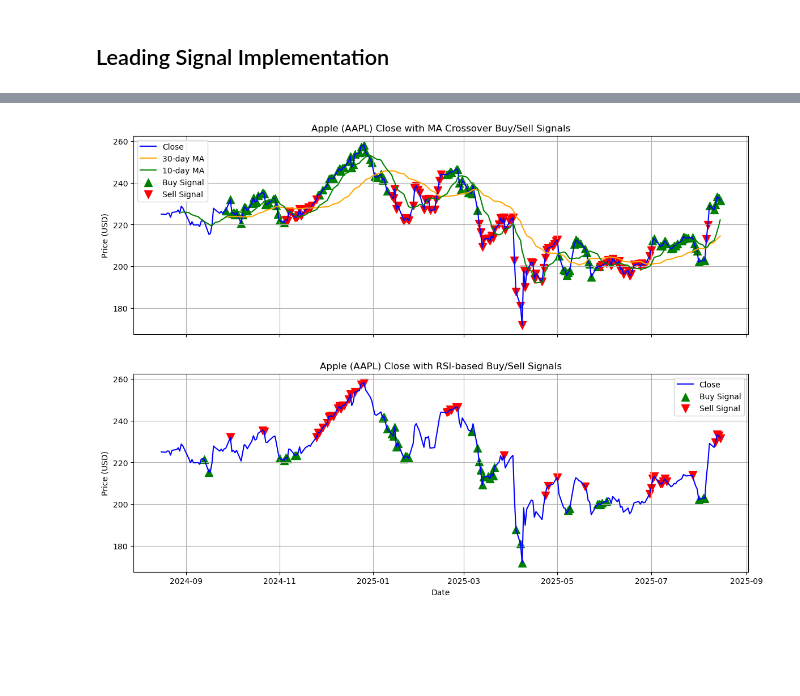
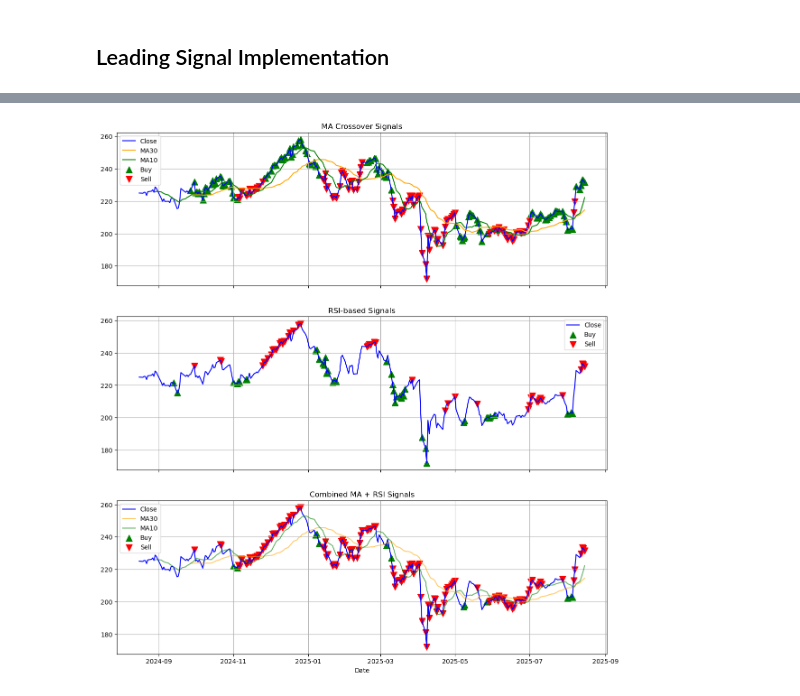
Before and after one commit to mzjing85/Trading-Stategies, a Jupyter notebook: MACrossover.ipynb, the cells around one changed output, grey strips where cells are left out. Saved outputs shown, nothing was run; the diff lists cells and outputs as text; code cells hidden in the pictures; blank space fills up the shorter version.

```diff
--- a/MACrossover.ipynb
+++ b/MACrossover.ipynb
@@ -276,11 +276,11 @@ Optimal long-term duration: 32 and short-term duration: 16.
 # %% [markdown]
 ## Leading Signal Implementation
 # %%
-# --- Calculate 30-day MA and 10-day MA for crossover ---
+# --- Calculate MAs ---
 data['MA30'] = data['Close'].rolling(window=30).mean()
 data['MA10'] = data['Close'].rolling(window=10).mean()
 
-# --- Calculate 10-day RSI ---
+# --- Calculate RSI10 ---
 delta = data['Close'].diff()
 gain = delta.clip(lower=0)
 loss = -delta.clip(upper=0)
@@ -299,6 +299,11 @@ data['Signal_RSI'] = 0
 data.loc[data['RSI10'] < 30, 'Signal_RSI'] = 1   # Buy
 data.loc[data['RSI10'] > 70, 'Signal_RSI'] = -1  # Sell
 
+# --- Generate Combined signals ---
+data['Signal_Both'] = 0
+data.loc[(data['Signal_MA'] == 1) & (data['Signal_RSI'] == 1), 'Signal_Both'] = 1
+data.loc[(data['Signal_MA'] == -1) | (data['Signal_RSI'] == -1), 'Signal_Both'] = -1
+
 # --- Function to calculate revenue ---
 def calculate_revenue(df, signal_col, volume=100):
     position = 0
@@ -313,44 +318,56 @@ def calculate_revenue(df, signal_col, volume=100):
         elif signal == -1 and position == 1:
             revenue += (price - buy_price) * volume
             position = 0
-    # Close any open position at end
+    # Close open position
     if position == 1:
         revenue += (df['Close'].iloc[-1] - buy_price) * volume
     return revenue
 
 revenue_ma = calculate_revenue(data, 'Signal_MA')
 revenue_rsi = calculate_revenue(data, 'Signal_RSI')
+revenue_both = calculate_revenue(data, 'Signal_Both')
 
-print(f"Total revenue using MA crossover: ${revenue_ma:.2f}")
-print(f"Total revenue using RSI only: ${revenue_rsi:.2f}")
+print(f"Revenue MA: ${revenue_ma:.2f}")
+print(f"Revenue RSI: ${revenue_rsi:.2f}")
+print(f"Revenue Combined MA + RSI: ${revenue_both:.2f}")
 
 # --- Plotting ---
-fig, (ax1, ax2) = plt.subplots(2, 1, figsize=(14,10), sharex=True)
+fig, axs = plt.subplots(3, 1, figsize=(14,15), sharex=True)
 
-# Top: MA crossover signals
-ax1.plot(data.index, data['Close'], label='Close', color='blue')
-ax1.plot(data.index, data['MA30'], label='30-day MA', color='orange')
-ax1.plot(data.index, data['MA10'], label='10-day MA', color='green')
-ax1.scatter(data.index[data['Signal_MA'] == 1], data['Close'][data['Signal_MA'] == 1],
-            marker='^', color='green', s=100, label='Buy Signal')
-ax1.scatter(data.index[data['Signal_MA'] == -1], data['Close'][data['Signal_MA'] == -1],
-            marker='v', color='red', s=100, label='Sell Signal')
-ax1.set_ylabel('Price (USD)')
-ax1.set_title('Apple (AAPL) Close with MA Crossover Buy/Sell Signals')
-ax1.legend()
-ax1.grid(True)
+# 1. MA crossover
+axs[0].plot(data.index, data['Close'], label='Close', color='blue')
+axs[0].plot(data.index, data['MA30'], label='MA30', color='orange')
+axs[0].plot(data.index, data['MA10'], label='MA10', color='green')
+axs[0].scatter(data.index[data['Signal_MA']==1], data['Close'][data['Signal_MA']==1],
+               marker='^', color='green', s=100, label='Buy')
+axs[0].scatter(data.index[data['Signal_MA']==-1], data['Close'][data['Signal_MA']==-1],
+               marker='v', color='red', s=100, label='Sell')
+axs[0].set_title('MA Crossover Signals')
+axs[0].legend()
+axs[0].grid(True)
 
-# Bottom: RSI signals
-ax2.plot(data.index, data['Close'], label='Close', color='blue')
-ax2.scatter(data.index[data['Signal_RSI'] == 1], data['Close'][data['Signal_RSI'] == 1],
-            marker='^', color='green', s=100, label='Buy Signal')
-ax2.scatter(data.index[data['Signal_RSI'] == -1], data['Close'][data['Signal_RSI'] == -1],
-            marker='v', color='red', s=100, label='Sell Signal')
-ax2.set_ylabel('Price (USD)')
-ax2.set_xlabel('Date')
-ax2.set_title('Apple (AAPL) Close with RSI-based Buy/Sell Signals')
-ax2.legend()
-ax2.grid(True)
+# 2. RSI signals
+axs[1].plot(data.index, data['Close'], label='Close', color='blue')
+axs[1].scatter(data.index[data['Signal_RSI']==1], data['Close'][data['Signal_RSI']==1],
+               marker='^', color='green', s=100, label='Buy')
+axs[1].scatter(data.index[data['Signal_RSI']==-1], data['Close'][data['Signal_RSI']==-1],
+               marker='v', color='red', s=100, label='Sell')
+axs[1].set_title('RSI-based Signals')
+axs[1].legend()
+axs[1].grid(True)
 
+# 3. Combined MA + RSI signals
+axs[2].plot(data.index, data['Close'], label='Close', color='blue')
+axs[2].plot(data.index, data['MA30'], label='MA30', color='orange', alpha=0.6)
+axs[2].plot(data.index, data['MA10'], label='MA10', color='green', alpha=0.6)
+axs[2].scatter(data.index[data['Signal_Both']==1], data['Close'][data['Signal_Both']==1],
+               marker='^', color='green', s=100, label='Buy')
+axs[2].scatter(data.index[data['Signal_Both']==-1], data['Close'][data['Signal_Both']==-1],
+               marker='v', color='red', s=100, label='Sell')
+axs[2].set_title('Combined MA + RSI Signals')
+axs[2].legend()
+axs[2].grid(True)
+
+plt.xlabel('Date')
 plt.show()
 # %% [output]
@@ -359 +377 @@ Total revenue using RSI only: $7185.78
-[figure, old version]
+[figure, new version]
```
Also changed, not shown: parts of 1 cell of this notebook, 1 other file.
